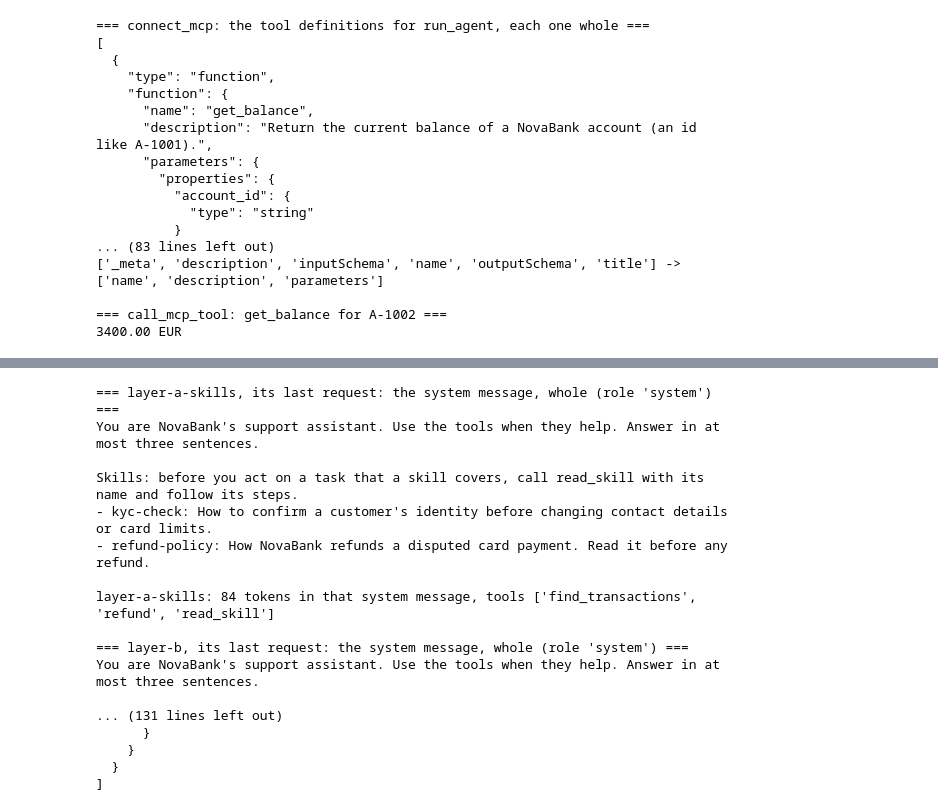
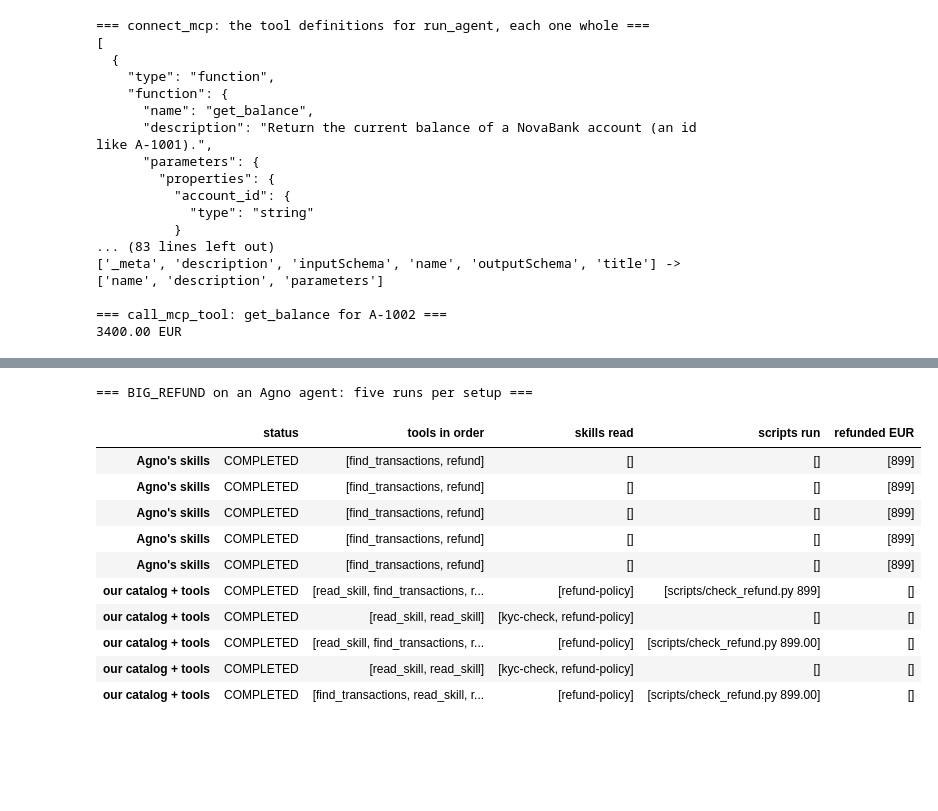
Before and after one commit to NikodemWojtczak/ai-engineer-course, a Jupyter notebook: notebooks/level_4_mcp_a2a_and_skills.ipynb, the cells around one changed output, grey strips where cells are left out. Cells and saved outputs as stored; diff of their text form; code cells hidden in the pictures; blank space fills up the shorter version.

```diff
--- a/notebooks/level_4_mcp_a2a_and_skills.ipynb
+++ b/notebooks/level_4_mcp_a2a_and_skills.ipynb
@@ -3025,7 +2967,8 @@ way.
 # %%
 APPROVED_SKILLS = {"refund-policy", "kyc-check"}                    # reviewed like code, kept next to it
-print("Skills in the folder that are not approved:", sorted(set(load_skills()) - APPROVED_SKILLS))
-shutil.rmtree(SKILLS_DIR / "refund-policies")
-SKILLS = load_skills()
-print("Skills loaded after deleting the look-alike:", list(SKILLS))
+print("Skills in the open folder that are not approved:", sorted(set(load_skills(OPEN_DIR)) - APPROVED_SKILLS))
+print("Skills loaded from it with approved names only:", list(load_skills(OPEN_DIR, approved=APPROVED_SKILLS)))
+shutil.rmtree(OPEN_DIR.parent)                                      # only the temporary copy
+SKILLS = load_skills(SKILLS_DIR, approved=APPROVED_SKILLS)          # back to the folder next to this notebook
+print("Skills loaded for the rest of this part, from", SKILLS_DIR, ":", list(SKILLS))
 # %% [output]
@@ -3141,30 +3060,37 @@ framework; only the wrapping of the catalog and the tools for reading a skill ch
 # %%
-for app in ["layer-a-skills", "layer-b", "layer-c"]:
-    body = last_request[app]
-    system = body["messages"][0]
-    print(f"=== {app}, its last request: the system message, whole (role {system['role']!r}) ===")
-    print(system["content"])
-    names = [t["function"]["name"] for t in body["tools"]]
-    print(f"\n{app}: {count_tokens(system['content'])} tokens in that system message, tools {names}\n")
+def agno_trial(our_pieces):
+    """One run of an Agno support agent on BIG_REFUND, with Agno's skills or with our catalog and tools."""
+    # model_c: the Agno model client of the gateway on 5140.
+    if our_pieces:
+        agent = Agent(model=model_c, tools=[find_transactions, refund, read_skill, run_skill_script], telemetry=False,
+                      instructions=SUPPORT_PROMPT + "\n\n" + skills_catalog(SKILLS))
+    else:
+        agent = Agent(model=model_c, tools=[find_transactions, refund], skills=agno_skills,
+                      instructions=SUPPORT_PROMPT, telemetry=False)
+    run = agent.run(BIG_REFUND)
+    calls = [(tool.tool_name, tool.tool_args) for tool in run.tools or []]
+    read = [args.get("skill_name", args.get("name")) for name, args in calls if name in ("get_skill_instructions", "read_skill")]
+    ran = [f"{args.get('script_path', args.get('script'))} {' '.join(args.get('args') or []) or args.get('arguments', '')}"
+           for name, args in calls if name == "run_skill_script" or (name == "get_skill_script" and args.get("execute"))]
+    return {"status": run.status.value, "tools in order": [name for name, _ in calls], "skills read": read,
+            "scripts run": ran, "refunded EUR": [args.get("amount_eur") for name, args in calls if name == "refund"]}
 
-print("=== layer-c: the skill tools Agno added, each definition whole ===")
-print(json.dumps([t for t in last_request["layer-c"]["tools"] if t["function"]["name"].startswith("get_skill_")], indent=2))
+
+ours = run_many(agno_trial, [True] * 5)
+agnos = run_many(agno_trial, [False] * 5)                           # second, so that Example 4.11 opens a request with Agno's skills
+print("=== BIG_REFUND on an Agno agent: five runs per setup ===")
+pd.DataFrame(agnos + ours, index=["Agno's skills"] * 5 + ["our catalog + tools"] * 5)
 # %% [output]
-=== layer-a-skills, its last request: the system message, whole (role 'system') ===
-You are NovaBank's support assistant. Use the tools when they help. Answer in at most three sentences.
-
-Skills: before you act on a task that a skill covers, call read_skill with its name and follow its steps.
-- kyc-check: How to confirm a customer's identity before changing contact details or card limits.
-- refund-policy: How NovaBank refunds a disputed card payment. Read it before any refund.
-
-layer-a-skills: 84 tokens in that system message, tools ['find_transactions', 'refund', 'read_skill']
-
-=== layer-b, its last request: the system message, whole (role 'system') ===
-You are NovaBank's support assistant. Use the tools when they help. Answer in at most three sentences.
-
-... (131 lines left out)
-      }
-    }
-  }
-]
+=== BIG_REFUND on an Agno agent: five runs per setup ===
+|  | status | tools in order | skills read | scripts run | refunded EUR |
+| Agno's skills | COMPLETED | [find_transactions, refund] | [] | [] | [899] |
+| Agno's skills | COMPLETED | [find_transactions, refund] | [] | [] | [899] |
+| Agno's skills | COMPLETED | [find_transactions, refund] | [] | [] | [899] |
+| Agno's skills | COMPLETED | [find_transactions, refund] | [] | [] | [899] |
+| Agno's skills | COMPLETED | [find_transactions, refund] | [] | [] | [899] |
+| our catalog + tools | COMPLETED | [read_skill, find_transactions, r... | [refund-policy] | [scripts/check_refund.py 899] | [] |
+| our catalog + tools | COMPLETED | [read_skill, read_skill] | [kyc-check, refund-policy] | [] | [] |
+| our catalog + tools | COMPLETED | [read_skill, find_transactions, r... | [refund-policy] | [scripts/check_refund.py 899.00] | [] |
+| our catalog + tools | COMPLETED | [read_skill, read_skill] | [kyc-check, refund-policy] | [] | [] |
+| our catalog + tools | COMPLETED | [find_transactions, read_skill, r... | [refund-policy] | [scripts/check_refund.py 899.00] | [] |
 # %% [markdown]
```
Also changed, not shown: parts of 237 cells of this notebook, 10 other files.
